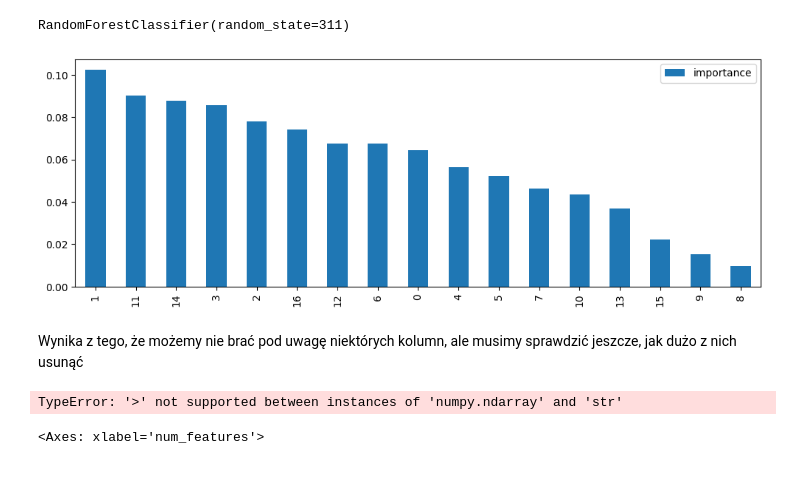
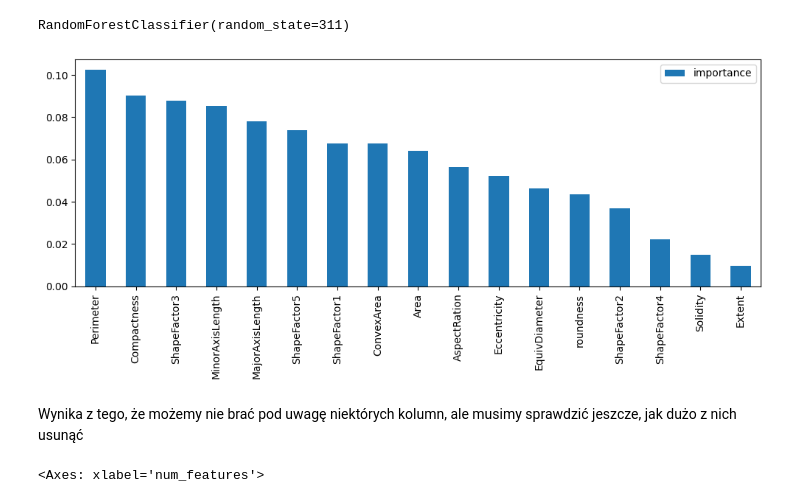
Before and after one commit to tomaszzywicki/Dry-Bean-Classification, a Jupyter notebook: notebooks/data_pereparation2.ipynb, the cells around one changed output. Cells and saved outputs as stored; diff of their text form; code cells hidden in the pictures; blank space fills up the shorter version.

```diff
--- a/notebooks/data_pereparation2.ipynb
+++ b/notebooks/data_pereparation2.ipynb
@@ -35,17 +35,17 @@ forest.fit(X, y)
 # %% [output]
 RandomForestClassifier(random_state=311)
 # %%
-# TODO tu się coś minimalnie zjebało
-
 importances = forest.feature_importances_
 feature_importances = pd.DataFrame({'feature': X.columns, 'importance': importances})
 feature_importances = feature_importances.sort_values('importance', ascending=True)
 
 fig, ax = plt.subplots(figsize=(12, 4))
-feature_importances.sort_values('importance', ascending=False).plot.bar(ax=ax)
-importance_threshold = feature_importances.max()
+feature_importances_sorted = feature_importances.sort_values('importance', ascending=False)
+feature_importances_sorted.plot.bar(ax=ax)
+ax.set_xticklabels(feature_importances_sorted['feature'])
+importance_threshold = feature_importances.max()['importance']
 # %% [output]
-[figure, old version]
+[figure, new version]
 # %% [markdown]
 Wynika z tego, że możemy nie brać pod uwagę niektórych kolumn, ale musimy sprawdzić jeszcze, jak dużo z nich usunąć
 # %%
@@ -84,8 +84,6 @@ def evaluate_feature_importance(X, y, importance_threshold):
 # %%
 results_with_1 = evaluate_feature_importance(X, y, importance_threshold)
 results_with_2 = evaluate_feature_importance(X, y, importance_threshold-0.0001)
-# %% [output]
-TypeError: '>' not supported between instances of 'numpy.ndarray' and 'str'
 # %%
 results_with_1.plot(x='num_features', y='accuracy', yerr='std', figsize=(12, 4), legend=False)
 results_with_2.plot(x='num_features', y='accuracy', yerr='std', figsize=(12, 4), legend=False)
```
Also changed, not shown: parts of 10 cells of this notebook.
